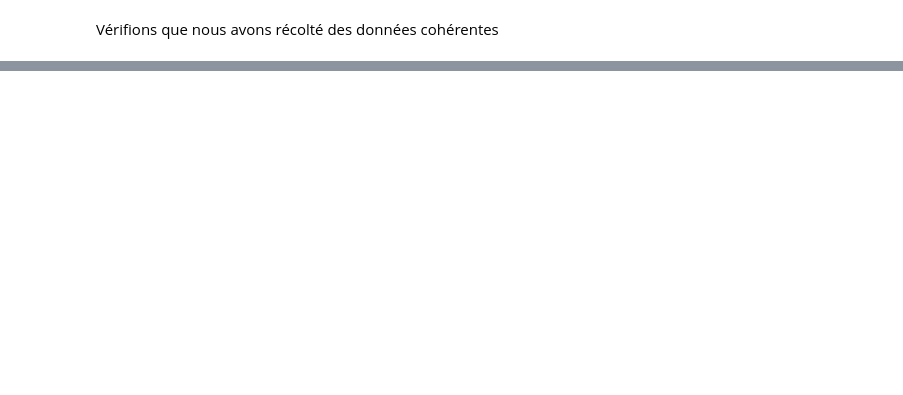
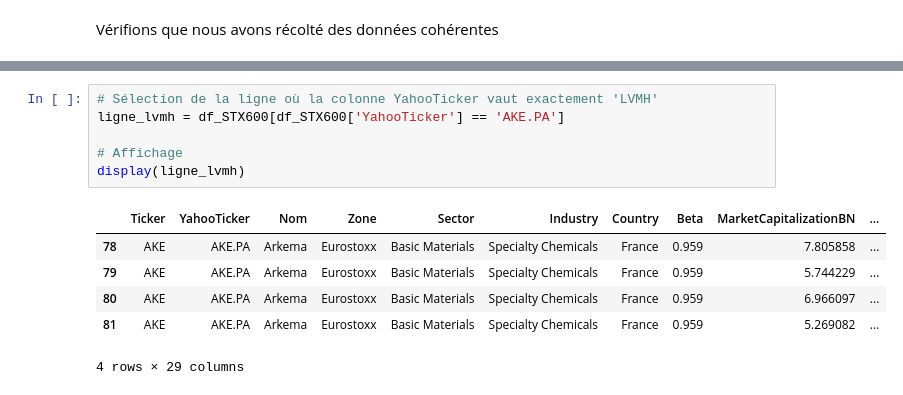
Before and after one commit to tnourlyn/Projet-Python---The-Transatlantic-valuation-guide, a Jupyter notebook: Analyse préliminaire des données/Analyse_preliminaire.ipynb, the cells around one changed output, grey strips where cells are left out. Saved outputs shown, nothing was run; the diff lists cells and outputs as text; blank space fills up the shorter version.

```diff
--- a/Analyse préliminaire des données/Analyse_preliminaire.ipynb
+++ b/Analyse préliminaire des données/Analyse_preliminaire.ipynb
@@ -83,0 +98,13 @@ top_5_equity_STX600.head()
+# %%
+# Sélection de la ligne où la colonne YahooTicker vaut exactement 'LVMH'
+ligne_lvmh = df_STX600[df_STX600['YahooTicker'] == 'AKE.PA']
+
+# Affichage
+display(ligne_lvmh)
+# %% [output]
+|  | Ticker | YahooTicker | Nom | Zone | Sector | Industry | Country | Beta | MarketCapitalizationBN | ... |
+| 78 | AKE | AKE.PA | Arkema | Eurostoxx | Basic Materials | Specialty Chemicals | France | 0.959 | 7.805858 | ... |
+| 79 | AKE | AKE.PA | Arkema | Eurostoxx | Basic Materials | Specialty Chemicals | France | 0.959 | 5.744229 | ... |
+| 80 | AKE | AKE.PA | Arkema | Eurostoxx | Basic Materials | Specialty Chemicals | France | 0.959 | 6.966097 | ... |
+| 81 | AKE | AKE.PA | Arkema | Eurostoxx | Basic Materials | Specialty Chemicals | France | 0.959 | 5.269082 | ... |
+4 rows × 29 columns
```
Also changed, not shown: parts of 17 cells of this notebook, 8 other files.
